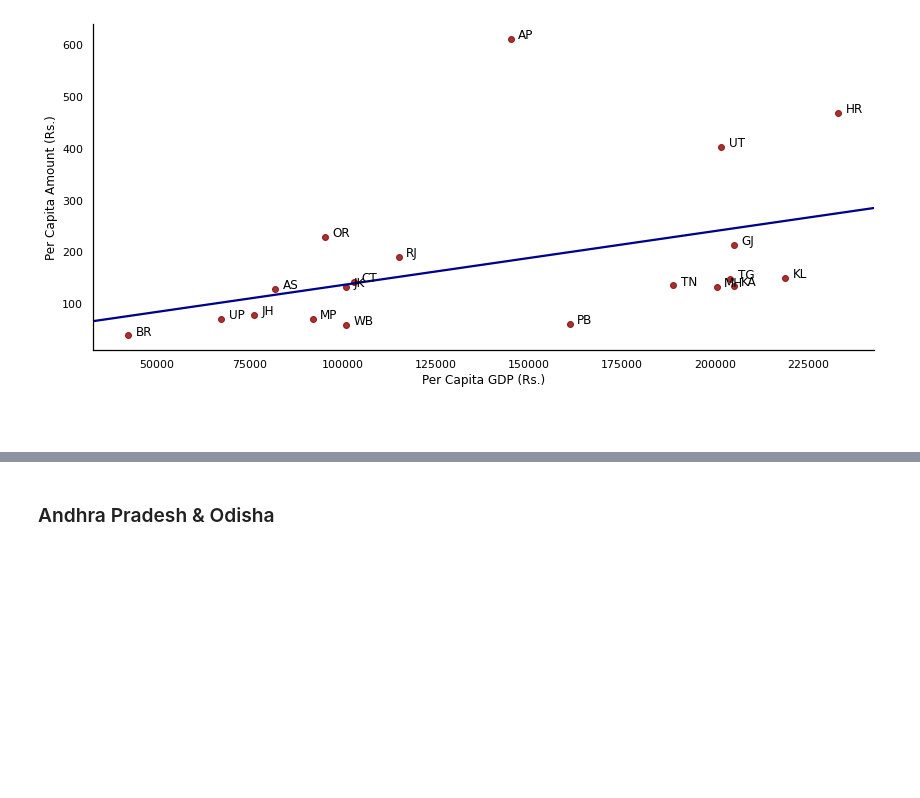
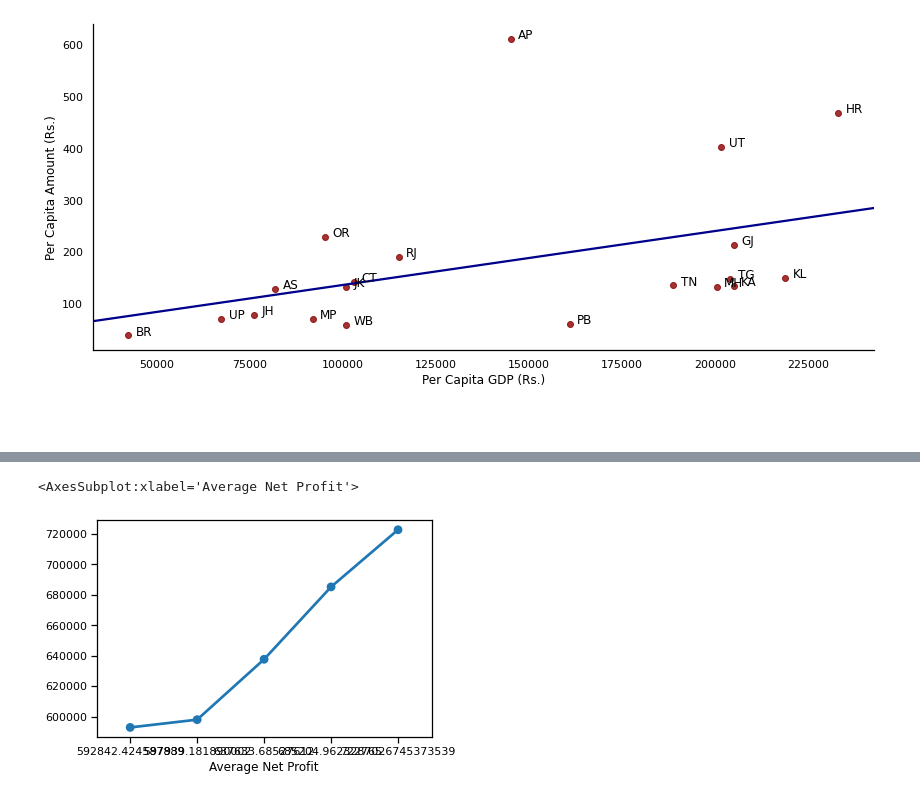
Before and after one commit to ragul-n/Analysis-of-CSR-Data, a Jupyter notebook: CSR Data Analysis.ipynb, the cells around one changed output, grey strips where cells are left out. Drawn from its saved outputs; the diff is of its cells as text; code cells hidden in the pictures; blank space fills up the shorter version.

```diff
--- a/CSR Data Analysis.ipynb
+++ b/CSR Data Analysis.ipynb
@@ -524,8 +558,17 @@ master_data
+# %%
+data=master_data[["CIN_Number", "Average Net Profit", "year" ]]
+data= data.drop_duplicates()
+data= data.groupby("year")["Average Net Profit"].agg("sum")
+data
+
+sns.pointplot(data=data, x=data.index, y=data.values)
+#master_data
+# %% [output]
+<AxesSubplot:xlabel='Average Net Profit'>
+[figure, added]
 # %%
 plt.rcParams.update({
     "figure.facecolor":  (1.0, 0.0, 0.0, 0.0),  # red   with alpha = 30%
     "axes.facecolor":    (1.0, 1.0, 1.0, 0.0),  # green with alpha = 50%
     "savefig.facecolor": (0.0, 0.0, 1.0, 0.2),  # blue  with alpha = 20%
 })
-# %% [markdown]
-### Andhra Pradesh & Odisha
```
Also changed, not shown: parts of 19 cells of this notebook.
